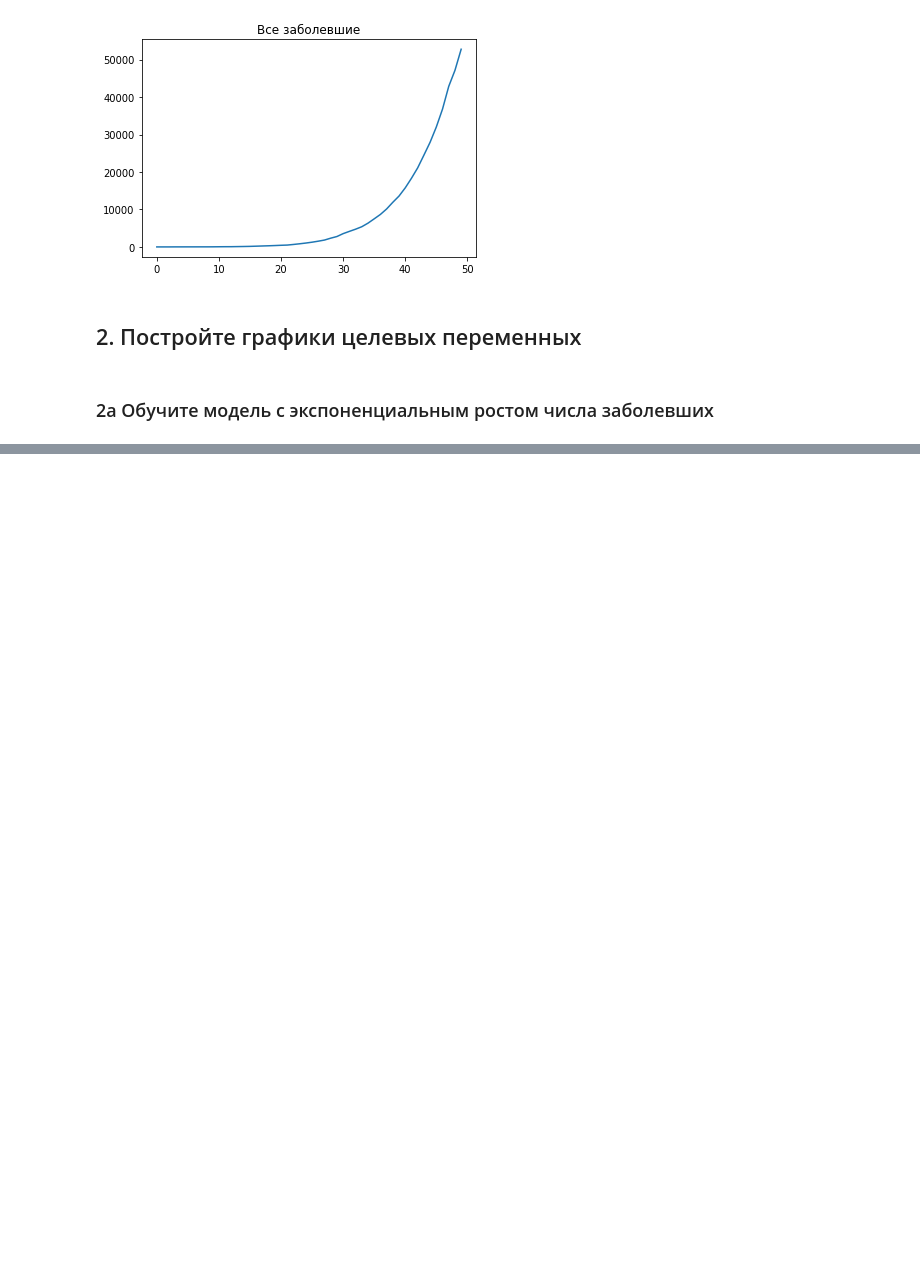
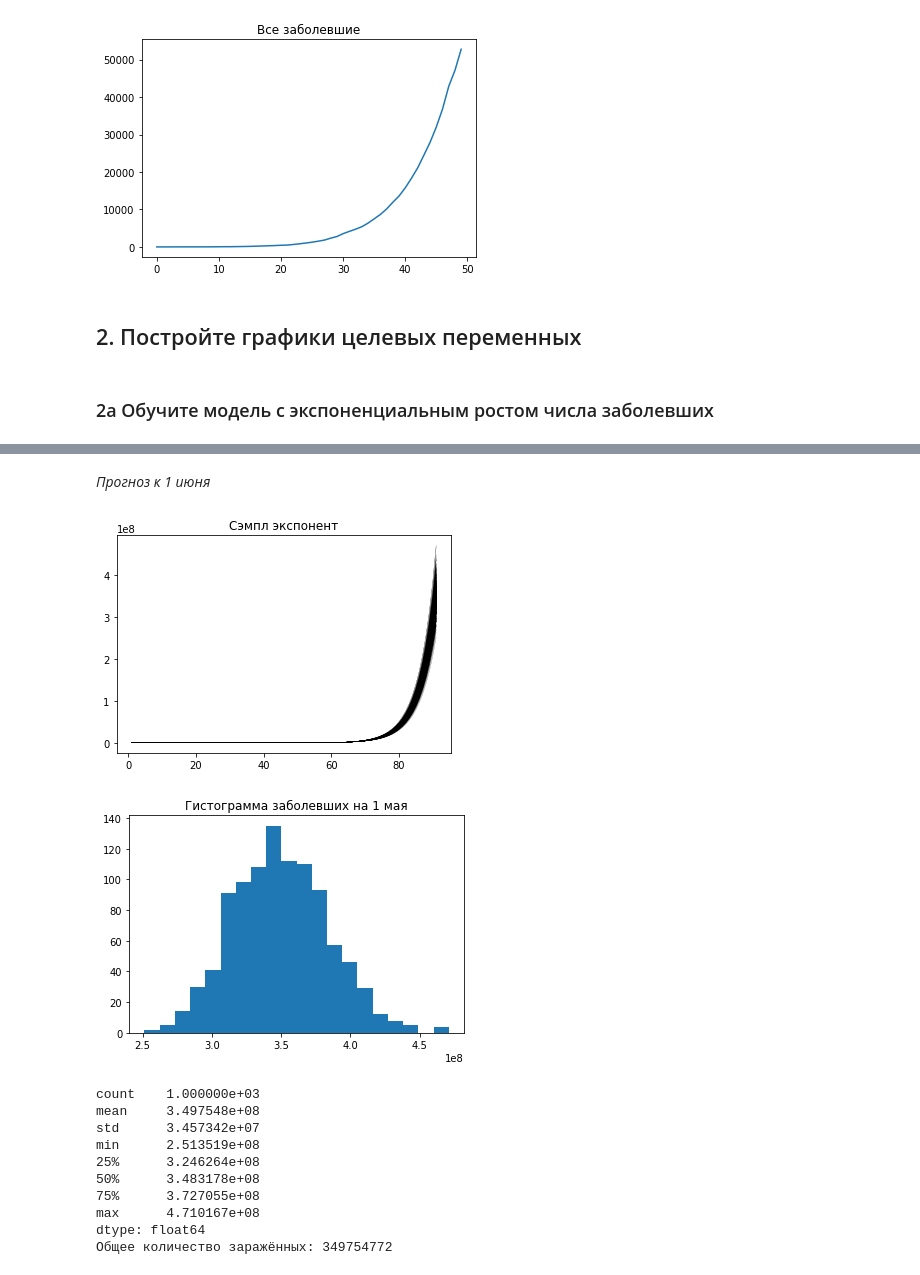
Before and after one commit to MelekhDA/made_advanced_ml, a Jupyter notebook: homework_1/homework_1.ipynb, the cells around one changed output, grey strips where cells are left out. Cells and saved outputs as stored; diff of their text form; code cells hidden in the pictures; blank space fills up the shorter version.

```diff
--- a/homework_1/homework_1.ipynb
+++ b/homework_1/homework_1.ipynb
@@ -146,0 +257,20 @@ plt.show()
+# %% [markdown]
+*Прогноз к 1 июня*
+# %%
+N_SAMPLE_MAY = 1000
+DATE_MAY = datetime.datetime(year=2020, month=6, day=1)
+
+predict_on_future_using_sample(DATE_MAY, N_SAMPLE_MAY)
+# %% [output]
+[figure, added]
+[figure, added]
+count    1.000000e+03
+mean     3.497548e+08
+std      3.457342e+07
+min      2.513519e+08
+25%      3.246264e+08
+50%      3.483178e+08
+75%      3.727055e+08
+max      4.710167e+08
+dtype: float64
+Общее количество заражённых: 349754772
```
Also changed, not shown: parts of 12 cells of this notebook.
